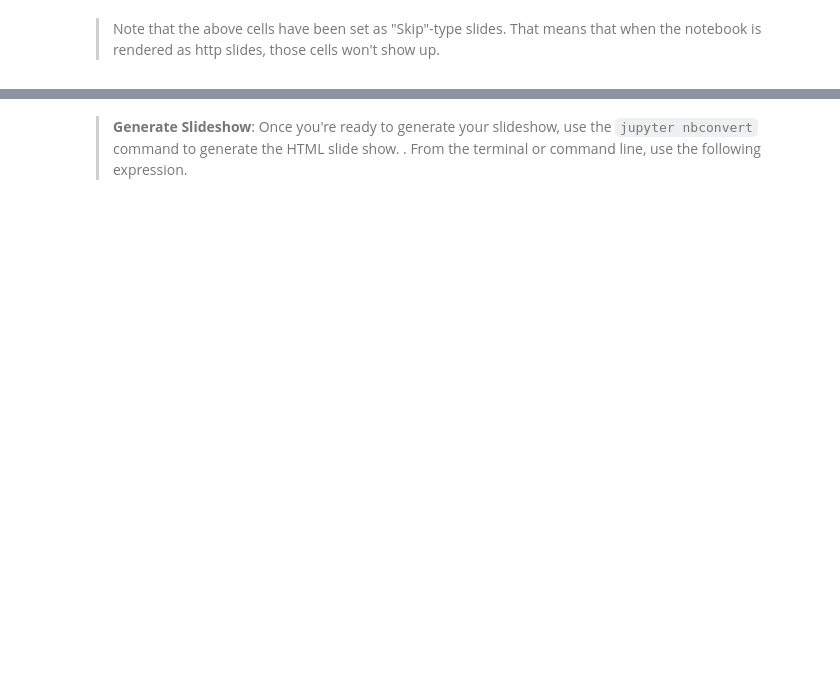
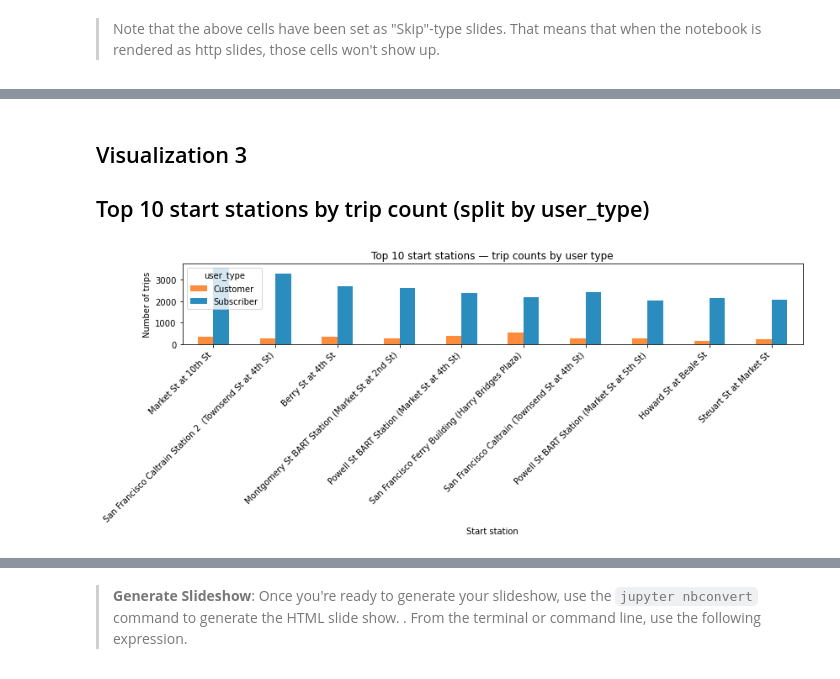
Before and after one commit to 86burke/DAND_Ford_GoBike_System, a Jupyter notebook: Part_II_slide_deck_template.ipynb, the cells around one changed output, grey strips where cells are left out. Cells and saved outputs as stored; diff of their text form; code cells hidden in the pictures; blank space fills up the shorter version.

```diff
--- a/Part_II_slide_deck_template.ipynb
+++ b/Part_II_slide_deck_template.ipynb
@@ -149,0 +188,36 @@ plt.show()
+# %% [markdown]
+## Visualization 3
+## Top 10 start stations by trip count (split by user_type)
+# %%
+# Visualization 3: Top 10 start stations by trip count (split by user_type)
+# Polished: title, axis labels, legend, tick rotation, and consistent colors
+
+if 'gobike_clean' not in globals():
+    raise NameError('gobike_clean not found - run the data-loading cell first')
+if gobike_clean.empty:
+    raise ValueError('gobike_clean is empty')
+
+gdf = gobike_clean.copy()
+# prefer a readable station name column, fall back to id if missing
+station_col = 'start_station_name' if 'start_station_name' in gdf.columns else ('start_station_id' if 'start_station_id' in gdf.columns else None)
+if station_col is None:
+    raise KeyError('No start station column found (expected start_station_name or start_station_id)')
+
+# compute top 10 stations by total trips
+top_stations = gdf[station_col].value_counts().nlargest(10).index.tolist()
+df_top = gdf[gdf[station_col].isin(top_stations)].copy()
+counts = (df_top.groupby([station_col, 'user_type']).size().unstack(fill_value=0))
+# ensure consistent ordering of stations
+counts = counts.reindex(top_stations)
+
+colors = {'Subscriber':'#2b8cbe', 'Customer':'#fd8d3c'}
+ax = counts.plot(kind='bar', figsize=(12,5), color=[colors.get(c) for c in counts.columns])
+plt.title('Top 10 start stations — trip counts by user type')
+plt.xlabel('Start station')
+plt.ylabel('Number of trips')
+plt.xticks(rotation=45, ha='right')
+plt.legend(title='user_type')
+plt.tight_layout()
+plt.show()
+# %% [output]
+[figure, added]
```
Also changed, not shown: parts of 24 cells of this notebook, 2 other files.
